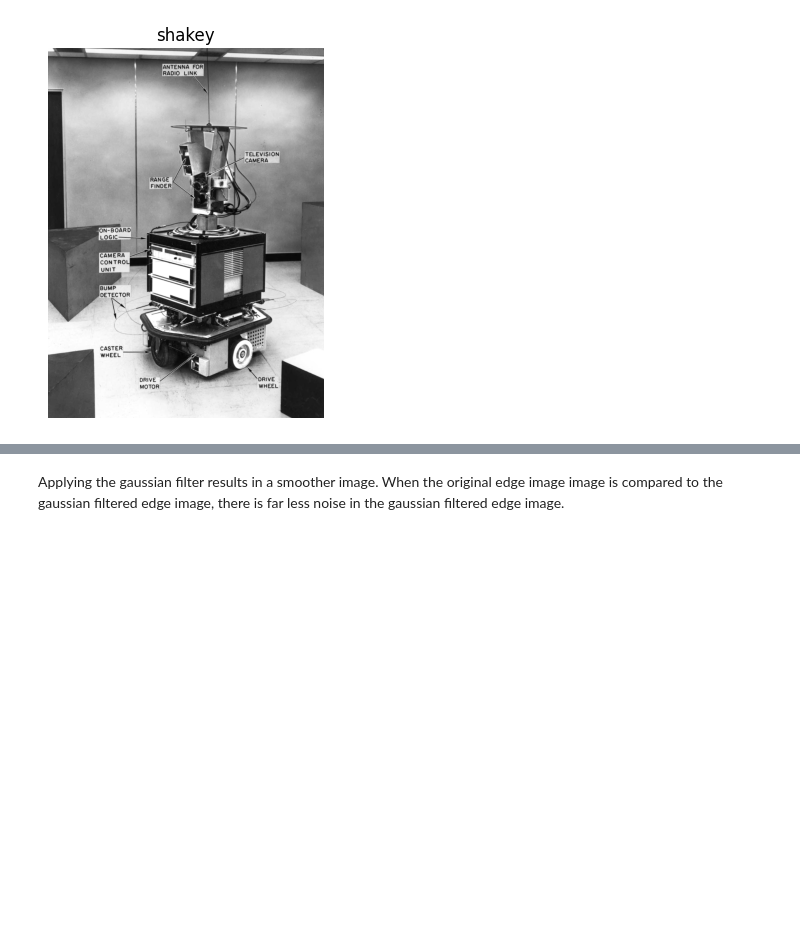
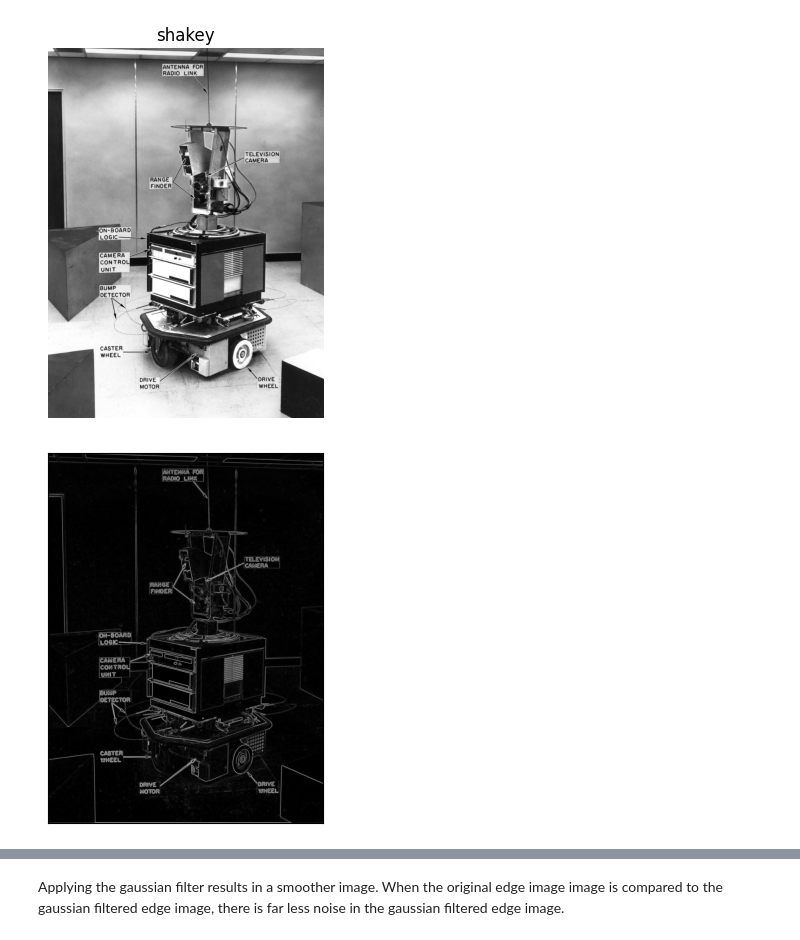
Before and after one commit to variable-21/ComputerVisionLabs, a Jupyter notebook: lab2.ipynb, the cells around one changed output, grey strips where cells are left out. Cells and saved outputs as stored; diff of their text form; code cells hidden in the pictures; blank space fills up the shorter version.

```diff
--- a/lab2.ipynb
+++ b/lab2.ipynb
@@ -13,6 +13,26 @@ from matplotlib import pyplot as plt
 import numpy as np
 from filters import gaussian_filter_3x3, gaussian_filter_5x5
 from utils import show_rgb_image, show_binary_image, sample_gaussian, zero_cross
+# %%
+from scipy.linalg import sqrtm
+
+def magnitude(x,y):
+    x_sqr = np.square(x)
+    y_sqr = np.square(y)
+    m = np.sqrt(x_sqr + y_sqr)
+    return m
+# %%
+#Sobel gives more weights to adjacent pixels
+
+sobel_x = np.array(
+    [[1,0,-1],
+     [2,0,-2],
+     [1,0,-1]])
+
+sobel_y = np.array(
+    [[1,2,1],
+     [0,0,0],
+     [-1,-2,-1]])
 # %% [markdown]
 ### Task 1
 
@@ -30,3 +50,10 @@ plt.axis('off')
 plt.show()
 # %% [output]
 [figure]
+# %%
+shakey_sobel_x = scipy.signal.convolve2d(shakey, sobel_x)
+shakey_sobel_y = scipy.signal.convolve2d(shakey, sobel_y)
+m_sobel = magnitude(shakey_sobel_x,shakey_sobel_y)
+show_binary_image(m_sobel)
+# %% [output]
+[figure, added]
```
Also changed, not shown: parts of 3 cells of this notebook.
